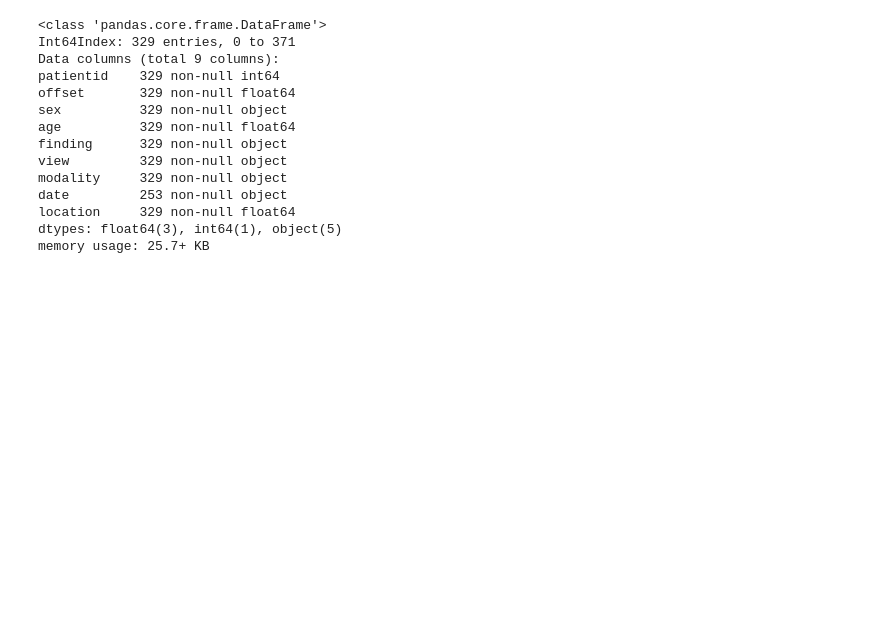
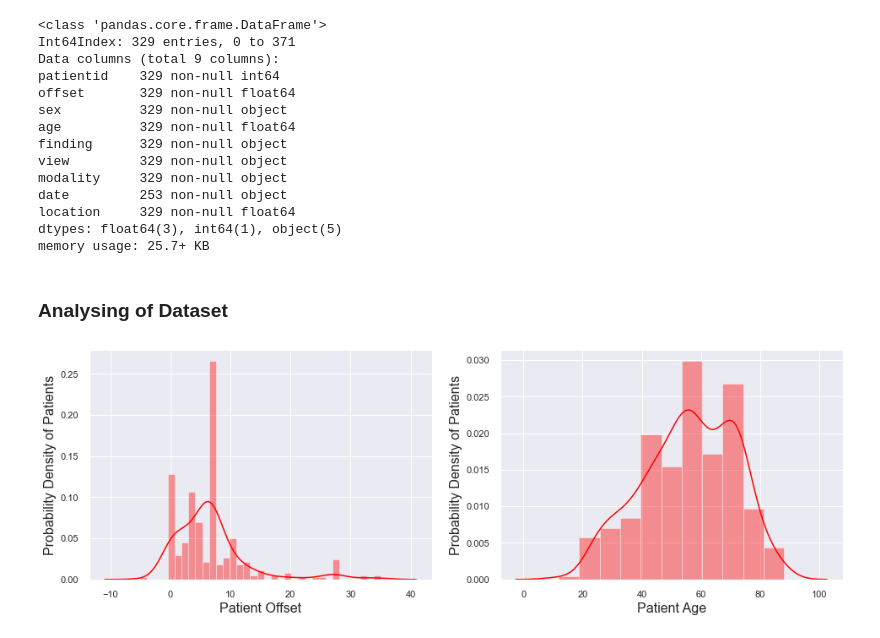
Before and after one commit to sb-robo/Covid-Detection-with-XRay-images, a Jupyter notebook: Analysis Data.ipynb, the cells around one changed output. Cells and saved outputs as stored; diff of their text form; code cells hidden in the pictures; blank space fills up the shorter version.

```diff
--- a/Analysis Data.ipynb
+++ b/Analysis Data.ipynb
@@ -3,6 +3,8 @@ import pandas as pd
 import numpy as np
 import matplotlib.pyplot as plt
 import seaborn as sns
+# %%
+plt.style.use('seaborn')
 # %%
 df = pd.read_csv('./Covid_XRAY/metadata.csv')
 # %%
@@ -64,3 +66,18 @@ date         253 non-null object
 location     329 non-null float64
 dtypes: float64(3), int64(1), object(5)
 memory usage: 25.7+ KB
+# %% [markdown]
+### Analysing of Dataset
+# %%
+fig,ax = plt.subplots(1,2,figsize=(16,5))
+
+s1 = sns.distplot(df['offset'],color='red',ax=ax[0])
+s1.set_xlabel('Patient Offset',fontsize=16)
+s1.set_ylabel('Probability Density of Patients',fontsize=16)
+
+s2 = sns.distplot(df['age'],color='red',ax=ax[1])
+s2.set_xlabel('Patient Age',fontsize=16)
+s2.set_ylabel('Probability Density of Patients',fontsize=16)
+plt.show()
+# %% [output]
+[figure, added]
```
Also changed, not shown: parts of 2 cells of this notebook.
